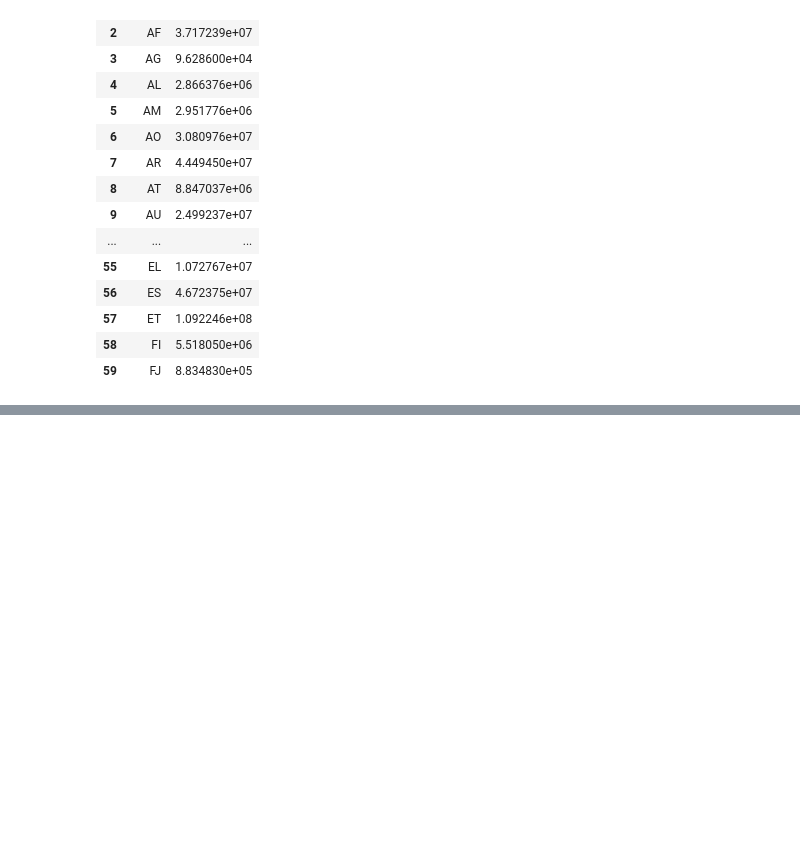
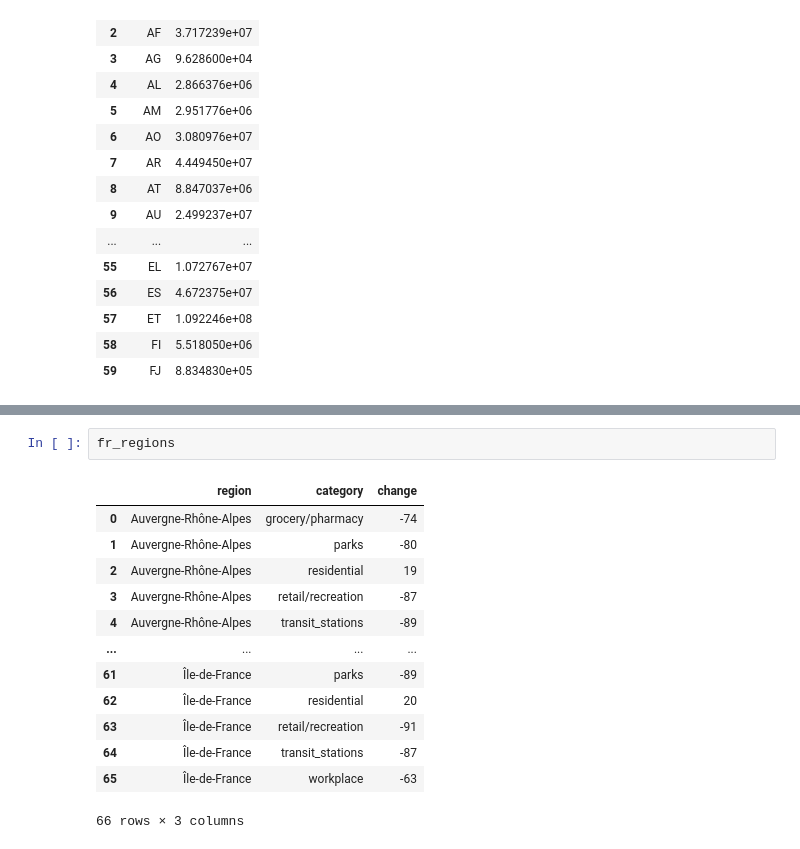
Before and after one commit to horaceg/covid19-analysis, a Jupyter notebook: mobility/viz.ipynb, the cells around one changed output, grey strips where cells are left out. Saved outputs shown, nothing was run; the diff lists cells and outputs as text; blank space fills up the shorter version.

```diff
--- a/mobility/viz.ipynb
+++ b/mobility/viz.ipynb
@@ -237,0 +380,16 @@ ecdc.groupby(['geoId', 'popData2018']).first().reset_index()[['geoId', 'popData2
+# %%
+fr_regions
+# %% [output]
+|  | region | category | change |
+| 0 | Auvergne-Rhône-Alpes | grocery/pharmacy | -74 |
+| 1 | Auvergne-Rhône-Alpes | parks | -80 |
+| 2 | Auvergne-Rhône-Alpes | residential | 19 |
+| 3 | Auvergne-Rhône-Alpes | retail/recreation | -87 |
+| 4 | Auvergne-Rhône-Alpes | transit_stations | -89 |
+| ... | ... | ... | ... |
+| 61 | Île-de-France | parks | -89 |
+| 62 | Île-de-France | residential | 20 |
+| 63 | Île-de-France | retail/recreation | -91 |
+| 64 | Île-de-France | transit_stations | -87 |
+| 65 | Île-de-France | workplace | -63 |
+66 rows × 3 columns
```
Also changed, not shown: parts of 15 cells of this notebook, 7 other files.
